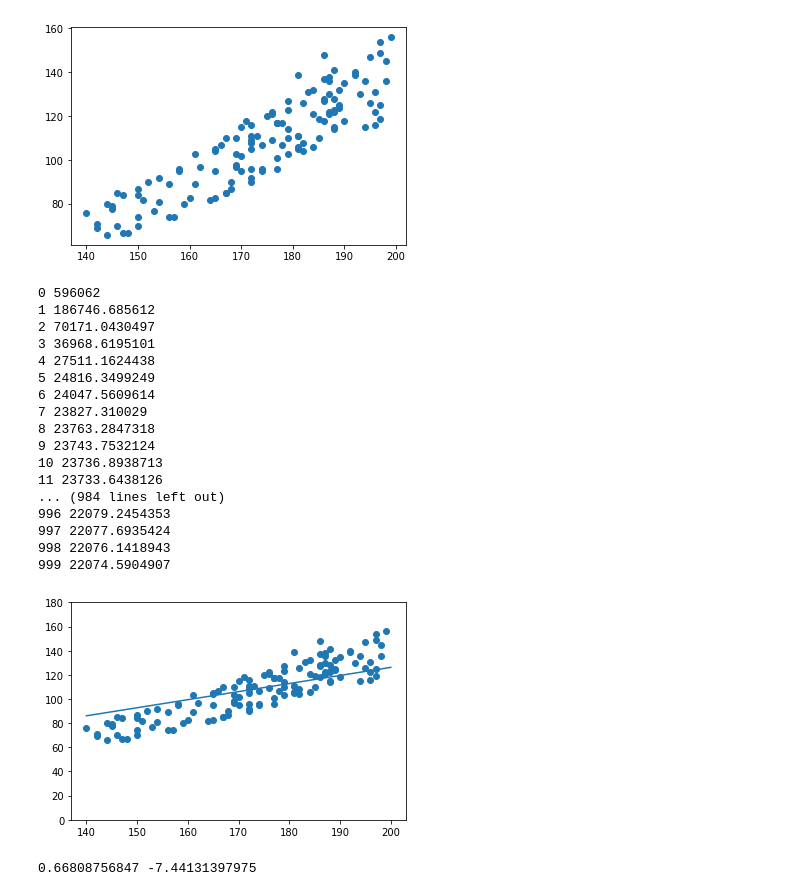
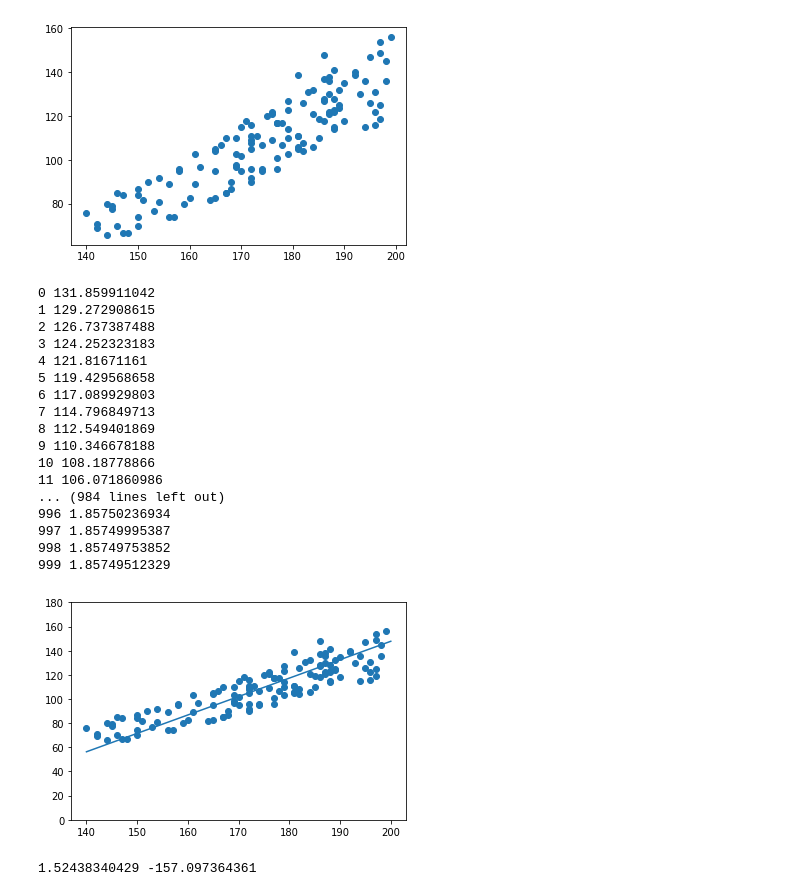
Before and after one commit to KSNINJA/Linear-Regression-from-scratch, a Jupyter notebook: Linear Regression.ipynb, the cells around one changed output. Drawn from its saved outputs; the diff is of its cells as text; code cells hidden in the pictures.

Commit message:
Feature Scaling

```diff
--- a/Linear Regression.ipynb
+++ b/Linear Regression.ipynb
@@ -16,6 +16,17 @@ plt.show()
 data = data[["Height", "Weight"]]
 # %% [output]
 [figure]
+# %%
+#Feature Scaling
+height_min = data["Height"].min()
+height_max = data["Height"].max()
+mean_height = data["Height"].mean()
+data["Height"] = (data["Height"] - mean_height) / (height_max - height_min)
+
+weight_min = data["Weight"].min()
+weight_max = data["Weight"].max()
+mean_weight = data["Weight"].mean()
+data["Weight"] = (data["Weight"] - mean_weight) / (weight_max - weight_min)
 # %%
 #f(x) = mx+b
 #Cost function J = Sigma[ (fx - y)^2 ]/2n , n=number of samples
@@ -44,48 +55,54 @@ def derivative_wrt_bias_b(m, b):
 
 alphab = 0.01
 alpham = 0.00005
 def cost(m,b):
     sum = 0
     for index, row in data.iterrows():
         x = row["Height"]
         y = row["Weight"]
         fx = (m*x) + b
         sum += (fx-y)**2
     return sum
 
 for i in range(1000):
     print(i,cost(m, b))
     der_wrt_slope_m = derivative_wrt_slope_m(m, b)
     der_wrt_bias_b = derivative_wrt_bias_b(m, b)
     m = m - (alpham * der_wrt_slope_m)
     b = b - (alphab * der_wrt_bias_b)
 
+data["Height"] = ( data["Height"] * (height_max - height_min) ) + mean_height
+data["Weight"] = ( data["Weight"] * (weight_max - weight_min) ) + mean_weight
+temp_m = m
+m = m*(weight_max - weight_min)/(height_max - height_min)
+b = (b*(weight_max - weight_min)) + mean_weight - (temp_m*mean_height*(weight_max - weight_min)/(height_max - height_min))
+
 x_points = [140,200]
 y_points = [(140*m)+b,(200*m)+b]
 
 plt.scatter(np.array(data["Height"]), np.array(data["Weight"]))
 axes = plt.gca()
 axes.set_ylim([0,180])
 plt.plot(x_points, y_points)
 plt.show()
 print(m, b)
 # %% [output]
-0 596062
-1 186746.685612
-2 70171.0430497
-3 36968.6195101
-4 27511.1624438
-5 24816.3499249
-6 24047.5609614
-7 23827.310029
-8 23763.2847318
-9 23743.7532124
-10 23736.8938713
-11 23733.6438126
+0 131.859911042
+1 129.272908615
+2 126.737387488
+3 124.252323183
+4 121.81671161
+5 119.429568658
+6 117.089929803
+7 114.796849713
+8 112.549401869
+9 110.346678188
+10 108.18778866
+11 106.071860986
 ... (984 lines left out)
-996 22079.2454353
-997 22077.6935424
-998 22076.1418943
-999 22074.5904907
+996 1.85750236934
+997 1.85749995387
+998 1.85749753852
+999 1.85749512329
-[figure, old version]
+[figure, new version]
-0.66808756847 -7.44131397975
+1.52438340429 -157.097364361
```
Also changed, not shown: 5 other files.
